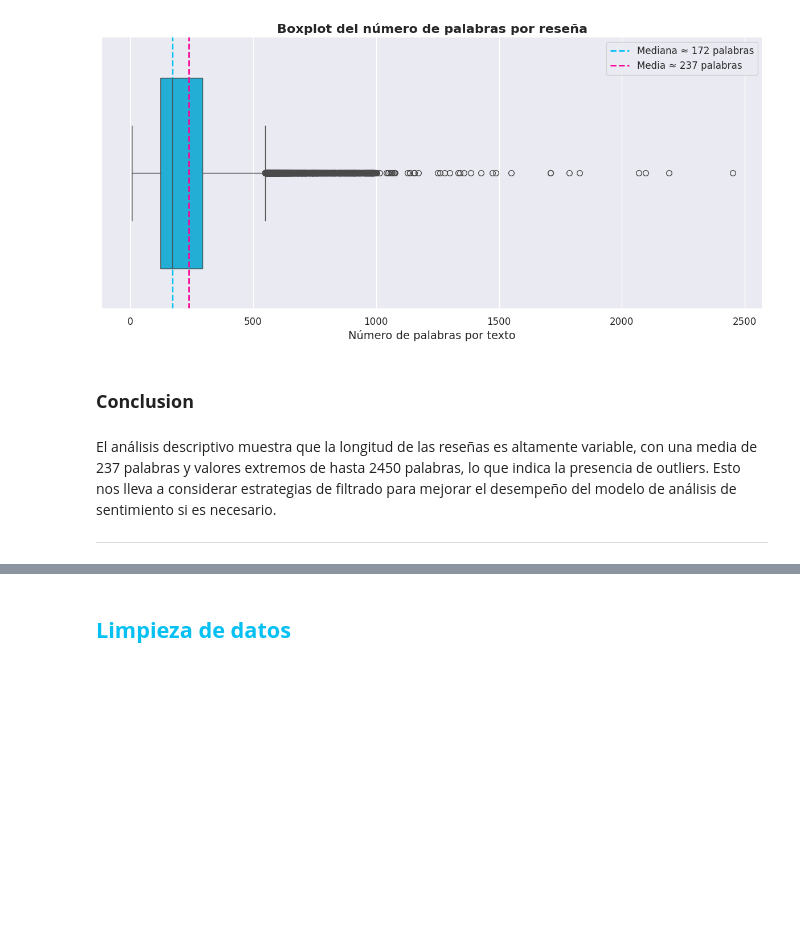
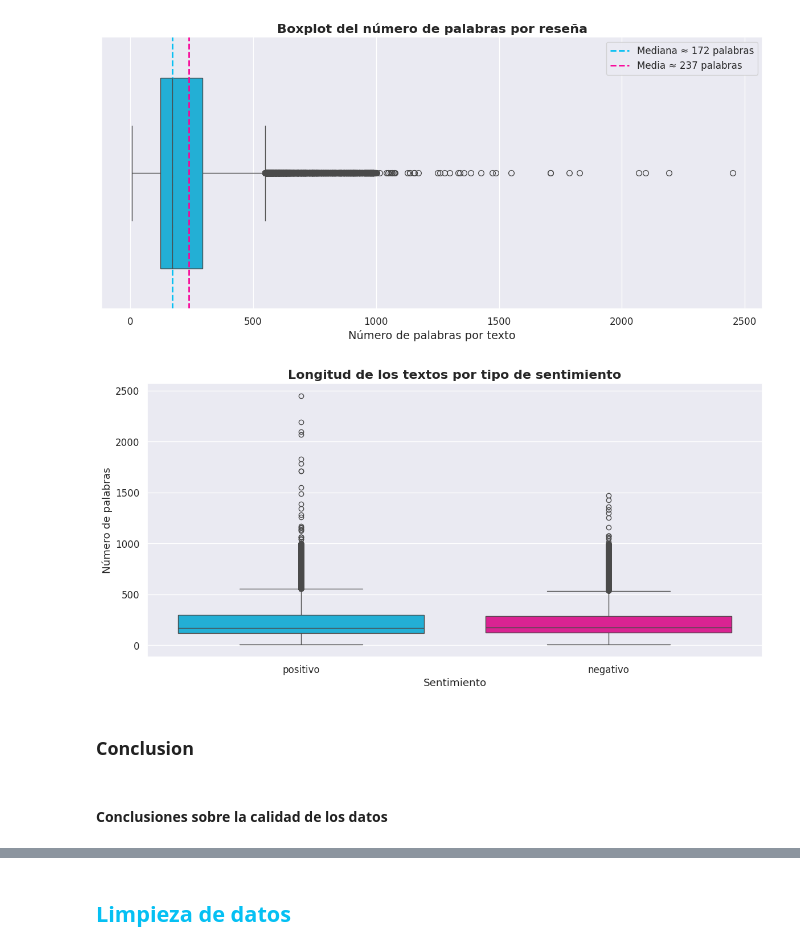
Before and after one commit to JhonatanO24/sentiment-api-equipo39, a Jupyter notebook: data_science/notebooks/Modelo_hackathon.ipynb, the cells around one changed output, grey strips where cells are left out. Saved outputs shown, nothing was run; the diff lists cells and outputs as text; code cells hidden in the pictures; blank space fills up the shorter version.

Commit message:
Agrega mejoras en el analisis exploratorio

```diff
--- a/data_science/notebooks/Modelo_hackathon.ipynb
+++ b/data_science/notebooks/Modelo_hackathon.ipynb
@@ -505,7 +624,34 @@ plt.show()
 # %% [output]
 [figure]
+# %%
+def boxplot_numero_palabras_por_reseña_por_sentimiento():
+  plt.figure(figsize=(12,6))
+
+  sns.boxplot(
+      data = datos,
+      x='sentimiento',
+      y = 'n_palabras',
+      hue = 'sentimiento',
+      palette = [color_primario, color_secundario]
+  )
+
+  plt.title(
+      "Longitud de los textos por tipo de sentimiento",
+      fontsize=16,
+      fontweight="bold"
+      )
+
+  plt.xlabel("Sentimiento")
+
+  plt.ylabel("Número de palabras")
+
+  plt.tight_layout()
+  plt.show()
+
+boxplot_numero_palabras_por_reseña_por_sentimiento()
+# %% [output]
+[figure, added]
 # %% [markdown]
 ### **Conclusion**
-# %% [markdown]
-El análisis descriptivo muestra que la longitud de las reseñas es altamente variable, con una media de 237 palabras y valores extremos de hasta 2450 palabras, lo que indica la presencia de outliers. Esto nos lleva a considerar estrategias de filtrado para mejorar el desempeño del modelo de análisis de sentimiento si es necesario.
-***
+# %% [markdown]
+#### **Conclusiones sobre la calidad de los datos**
```
Also changed, not shown: parts of 18 cells of this notebook.
